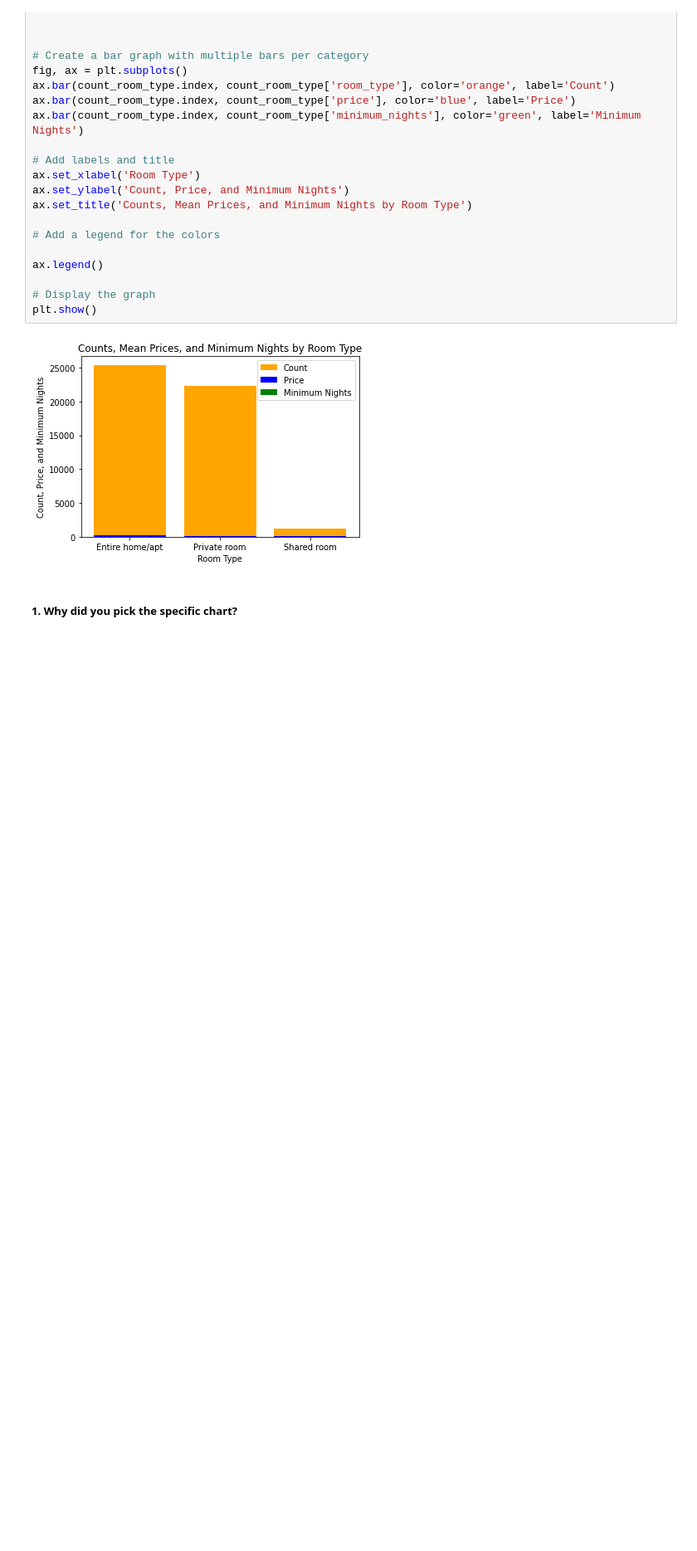
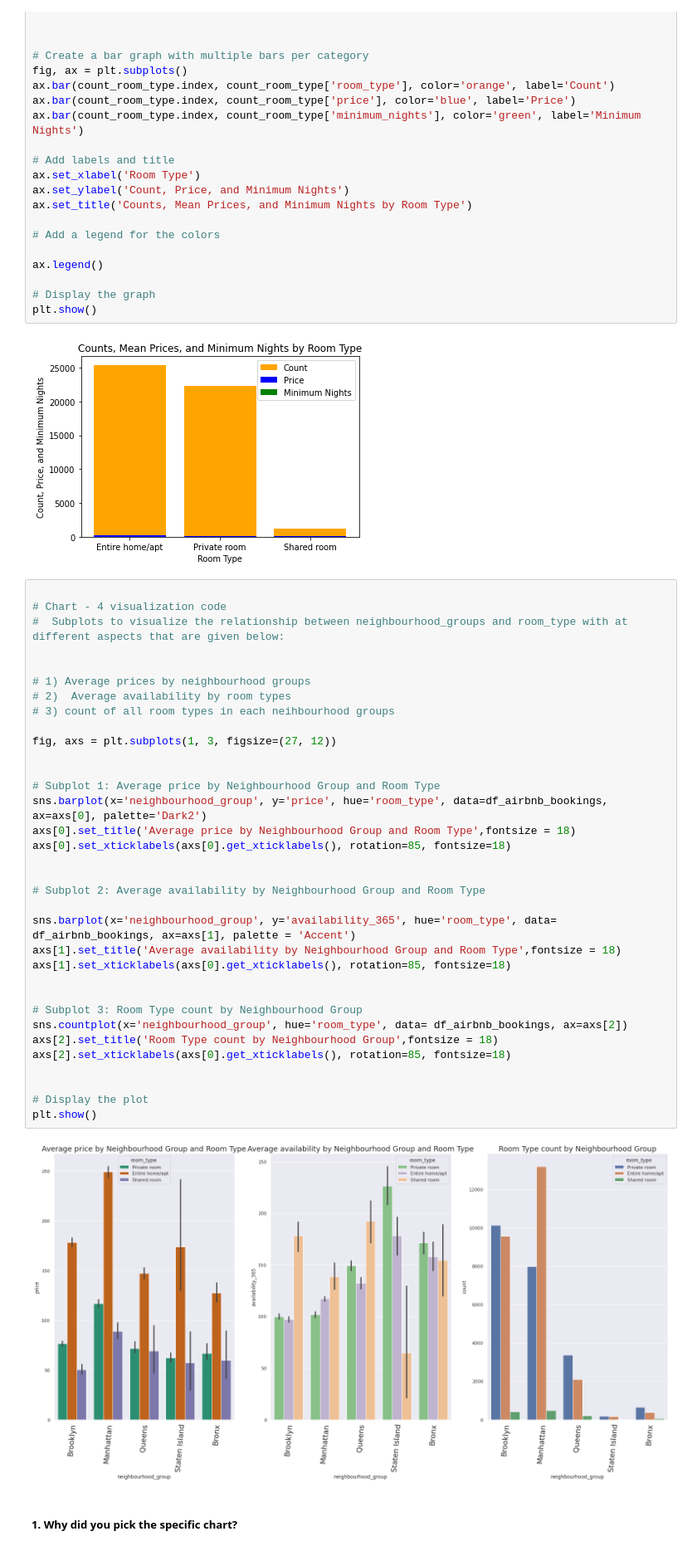
Before and after one commit to manish55shukla/AirBnb-Bookings-Analysis, a Jupyter notebook: Project_AirBnb_Bookings_Analysis.ipynb, the cells around one changed output. Shown: that part at 83% size. Saved outputs shown, nothing was run; the diff lists cells and outputs as text; blank space fills up the shorter version.

```diff
--- a/Project_AirBnb_Bookings_Analysis.ipynb
+++ b/Project_AirBnb_Bookings_Analysis.ipynb
@@ -630,6 +654,42 @@ ax.legend()
 plt.show()
 # %% [output]
 [figure]
+# %%
+
+# Chart - 4 visualization code
+#  Subplots to visualize the relationship between neighbourhood_groups and room_type with at different aspects that are given below:
+
+
+# 1) Average prices by neighbourhood groups
+# 2)  Average availability by room types
+# 3) count of all room types in each neihbourhood groups
+
+fig, axs = plt.subplots(1, 3, figsize=(27, 12))
+
+
+# Subplot 1: Average price by Neighbourhood Group and Room Type
+sns.barplot(x='neighbourhood_group', y='price', hue='room_type', data=df_airbnb_bookings, ax=axs[0], palette='Dark2')
+axs[0].set_title('Average price by Neighbourhood Group and Room Type',fontsize = 18)
+axs[0].set_xticklabels(axs[0].get_xticklabels(), rotation=85, fontsize=18)
+
+
+# Subplot 2: Average availability by Neighbourhood Group and Room Type
+
+sns.barplot(x='neighbourhood_group', y='availability_365', hue='room_type', data= df_airbnb_bookings, ax=axs[1], palette = 'Accent')
+axs[1].set_title('Average availability by Neighbourhood Group and Room Type',fontsize = 18)
+axs[1].set_xticklabels(axs[0].get_xticklabels(), rotation=85, fontsize=18)
+
+
+# Subplot 3: Room Type count by Neighbourhood Group
+sns.countplot(x='neighbourhood_group', hue='room_type', data= df_airbnb_bookings, ax=axs[2])
+axs[2].set_title('Room Type count by Neighbourhood Group',fontsize = 18)
+axs[2].set_xticklabels(axs[0].get_xticklabels(), rotation=85, fontsize=18)
+
+
+# Display the plot
+plt.show()
+# %% [output]
+[figure, added]
 # %% [markdown]
 ##### 1. Why did you pick the specific chart?
 # %% [markdown]
```
Also changed, not shown: parts of 7 cells of this notebook.
